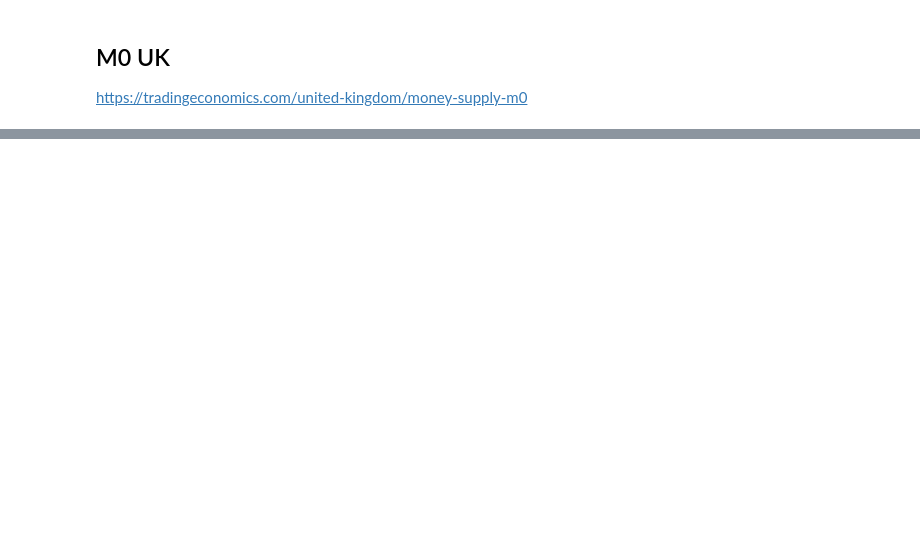
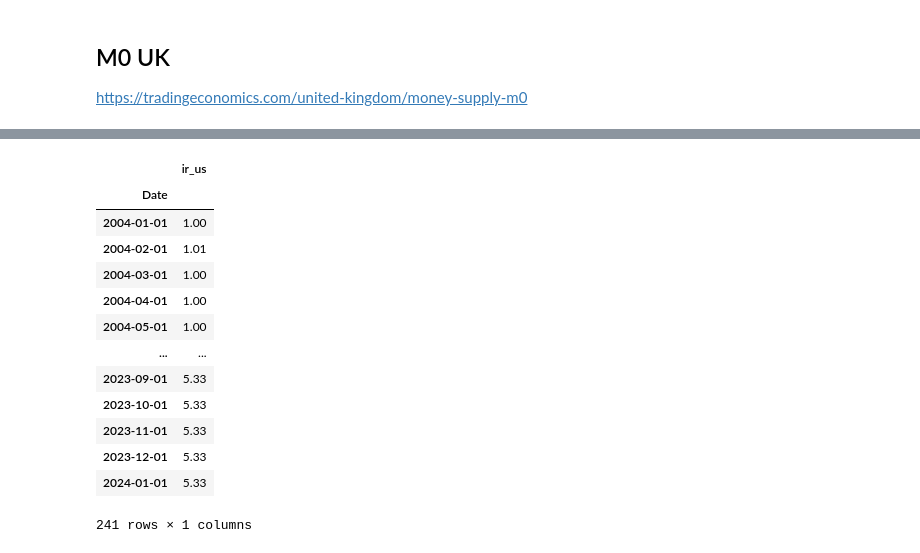
Before and after one commit to ikeryanez/Forecasting_FinancialTS, a Jupyter notebook: notebooks/1-data_acquisition/Macro.ipynb, the cells around one changed output, grey strips where cells are left out. Cells and saved outputs as stored; diff of their text form; code cells hidden in the pictures; blank space fills up the shorter version.

```diff
--- a/notebooks/1-data_acquisition/Macro.ipynb
+++ b/notebooks/1-data_acquisition/Macro.ipynb
@@ -273,0 +303,19 @@ m2_us
+# %%
+ir_us = fredata('FEDFUNDS', 'ir_us')
+# %%
+ir_us
+# %% [output]
+|  | ir_us |
+| Date |  |
+| 2004-01-01 | 1.00 |
+| 2004-02-01 | 1.01 |
+| 2004-03-01 | 1.00 |
+| 2004-04-01 | 1.00 |
+| 2004-05-01 | 1.00 |
+| ... | ... |
+| 2023-09-01 | 5.33 |
+| 2023-10-01 | 5.33 |
+| 2023-11-01 | 5.33 |
+| 2023-12-01 | 5.33 |
+| 2024-01-01 | 5.33 |
+241 rows × 1 columns
```
Also changed, not shown: parts of 15 cells of this notebook, 7 other files.
